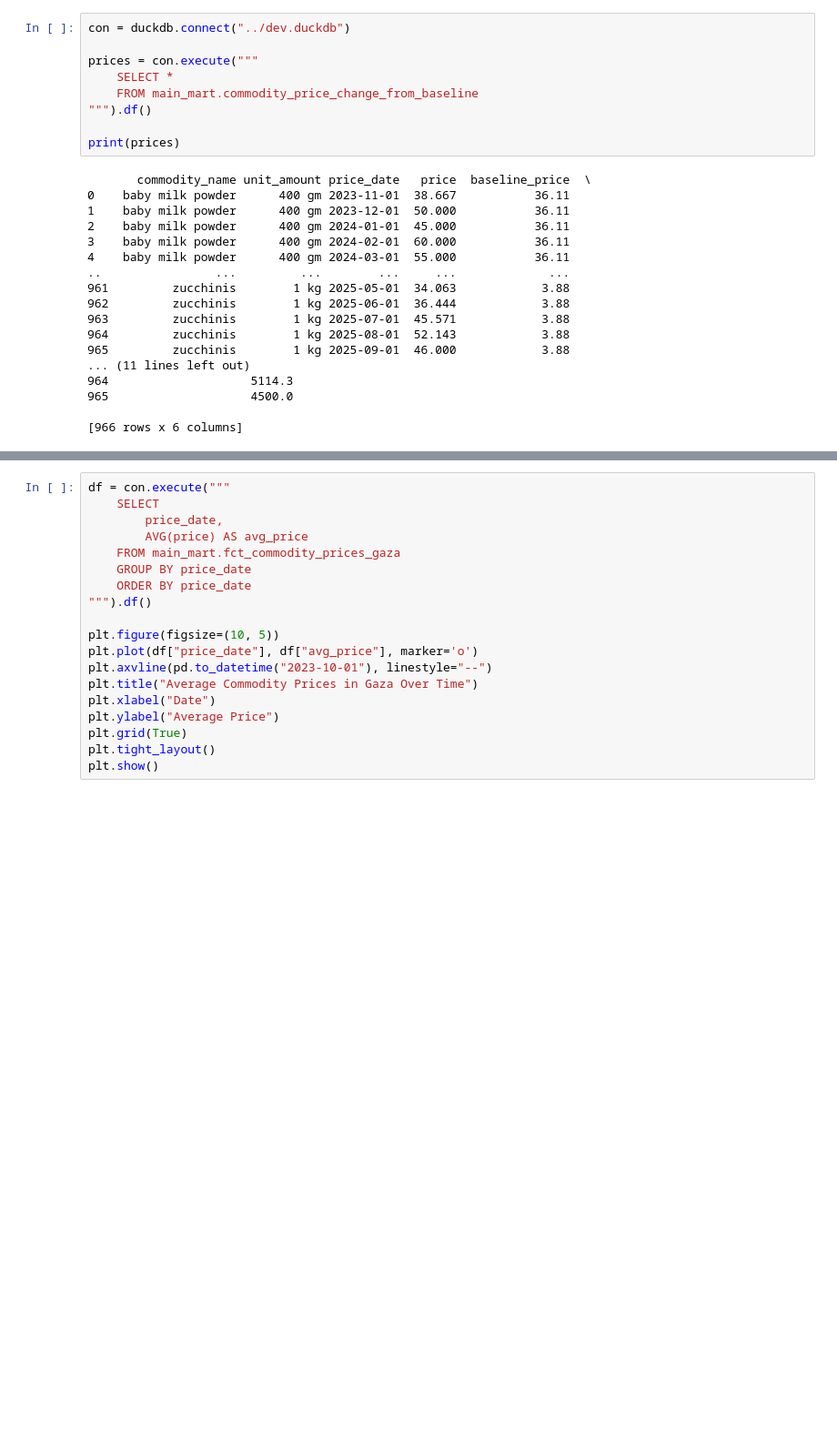
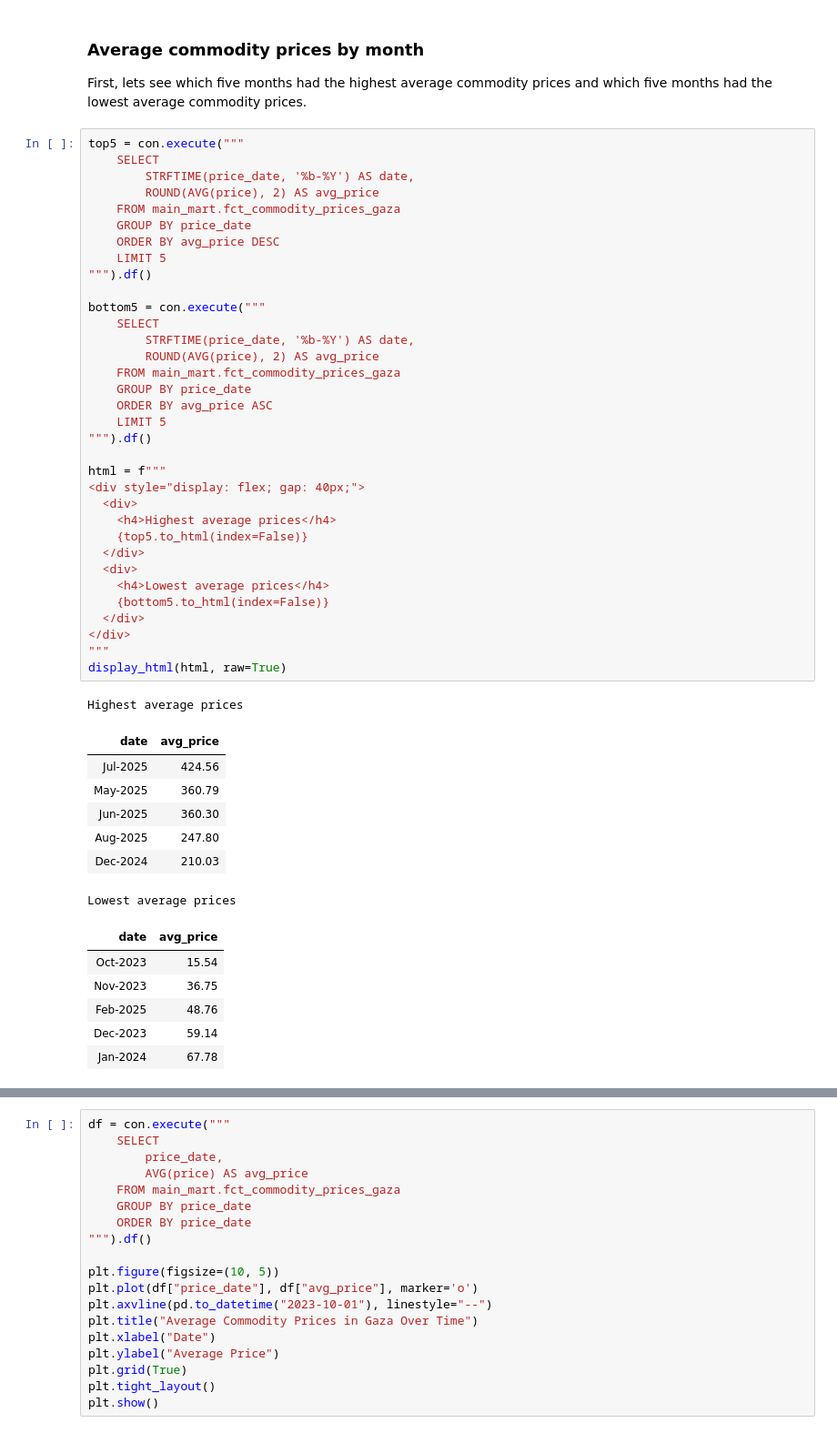
Before and after one commit to AkbarMoledina/humanitarian_needs_in_palestine, a Jupyter notebook: analyses/1_commodity_price_analysis.ipynb, the cells around one changed output, grey strips where cells are left out. Shown at 91% size. Cells and saved outputs as stored; diff of their text form; blank space fills up the shorter version.

```diff
--- a/analyses/commodity_price_analysis.ipynb
+++ b/analyses/1_commodity_price_analysis.ipynb
@@ -6,27 +26,53 @@ from adjustText import adjust_text
+# %% [markdown]
+### Average commodity prices by month
+
+First, lets see which five months had the highest average commodity prices and which five months had the lowest average commodity prices.
 # %%
-con = duckdb.connect("../dev.duckdb")
-
-prices = con.execute("""
-    SELECT *
-    FROM main_mart.commodity_price_change_from_baseline
+top5 = con.execute("""
+    SELECT
+        STRFTIME(price_date, '%b-%Y') AS date,
+        ROUND(AVG(price), 2) AS avg_price
+    FROM main_mart.fct_commodity_prices_gaza
+    GROUP BY price_date
+    ORDER BY avg_price DESC
+    LIMIT 5
 """).df()
 
-print(prices)
+bottom5 = con.execute("""
+    SELECT
+        STRFTIME(price_date, '%b-%Y') AS date,
+        ROUND(AVG(price), 2) AS avg_price
+    FROM main_mart.fct_commodity_prices_gaza
+    GROUP BY price_date
+    ORDER BY avg_price ASC
+    LIMIT 5
+""").df()
+
+html = f"""
+<div style="display: flex; gap: 40px;">
+  <div>
+    <h4>Highest average prices</h4>
+    {top5.to_html(index=False)}
+  </div>
+  <div>
+    <h4>Lowest average prices</h4>
+    {bottom5.to_html(index=False)}
+  </div>
+</div>
+"""
+display_html(html, raw=True)
 # %% [output]
-       commodity_name unit_amount price_date   price  baseline_price  \
-0    baby milk powder      400 gm 2023-11-01  38.667           36.11
-1    baby milk powder      400 gm 2023-12-01  50.000           36.11
-2    baby milk powder      400 gm 2024-01-01  45.000           36.11
-3    baby milk powder      400 gm 2024-02-01  60.000           36.11
-4    baby milk powder      400 gm 2024-03-01  55.000           36.11
-..                ...         ...        ...     ...             ...
-961         zucchinis        1 kg 2025-05-01  34.063            3.88
-962         zucchinis        1 kg 2025-06-01  36.444            3.88
-963         zucchinis        1 kg 2025-07-01  45.571            3.88
-964         zucchinis        1 kg 2025-08-01  52.143            3.88
-965         zucchinis        1 kg 2025-09-01  46.000            3.88
-... (11 lines left out)
-964                    5114.3
-965                    4500.0
-
-[966 rows x 6 columns]
+Highest average prices
+| date | avg_price |
+| Jul-2025 | 424.56 |
+| May-2025 | 360.79 |
+| Jun-2025 | 360.30 |
+| Aug-2025 | 247.80 |
+| Dec-2024 | 210.03 |
+Lowest average prices
+| date | avg_price |
+| Oct-2023 | 15.54 |
+| Nov-2023 | 36.75 |
+| Feb-2025 | 48.76 |
+| Dec-2023 | 59.14 |
+| Jan-2024 | 67.78 |
```
Also changed, not shown: parts of 9 cells of this notebook, 1 other file.
